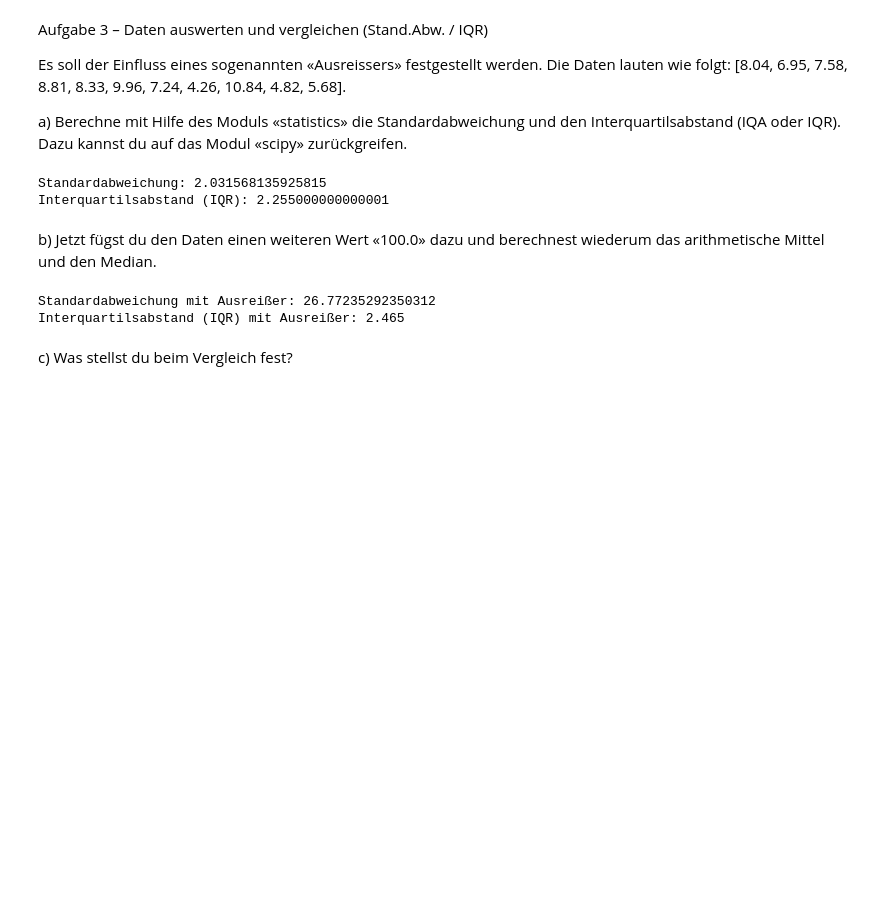
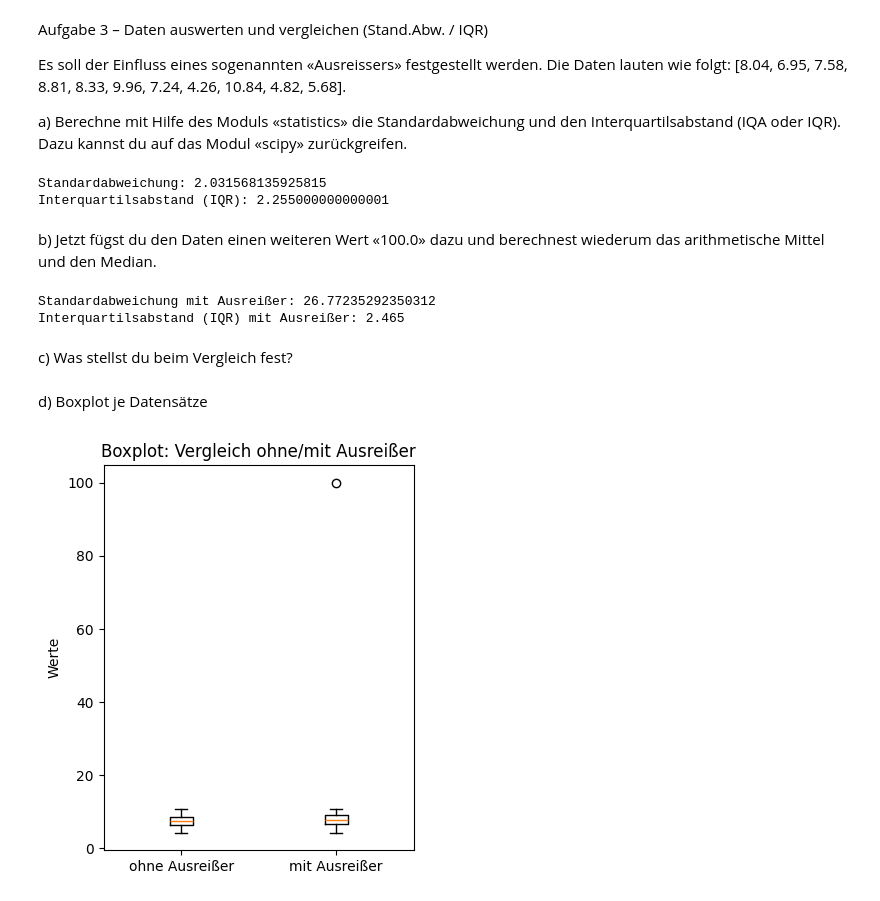
Before and after one commit to Wenish/teko-semester4-data-science, a Jupyter notebook: aufgabenserie4.ipynb, the cells around one changed output. Saved outputs shown, nothing was run; the diff lists cells and outputs as text; code cells hidden in the pictures; blank space fills up the shorter version.

```diff
--- a/aufgabenserie4.ipynb
+++ b/aufgabenserie4.ipynb
@@ -153,3 +153,14 @@ print(f"IQR mit Ausreißer: {iqr_example_ausreisser:.2f}")
 
 print("\nFazit:")
 print("Die Standardabweichung wird durch den Ausreißer stark erhöht, während der IQR (Interquartilsabstand) nur geringfügig beeinflusst wird. Der IQR ist somit robuster gegenüber Ausreißern als die Standardabweichung.")
+# %% [markdown]
+d) Boxplot je Datensätze
+# %%
+# Boxplots für beide Datensätze erstellen
+plt.figure(figsize=(4, 5))
+plt.boxplot([example_data, example_data_mit_ausreisser], labels=['ohne Ausreißer', 'mit Ausreißer'])
+plt.ylabel('Werte')
+plt.title('Boxplot: Vergleich ohne/mit Ausreißer')
+plt.show()
+# %% [output]
+[figure, added]
```
Also changed, not shown: parts of 12 cells of this notebook.
